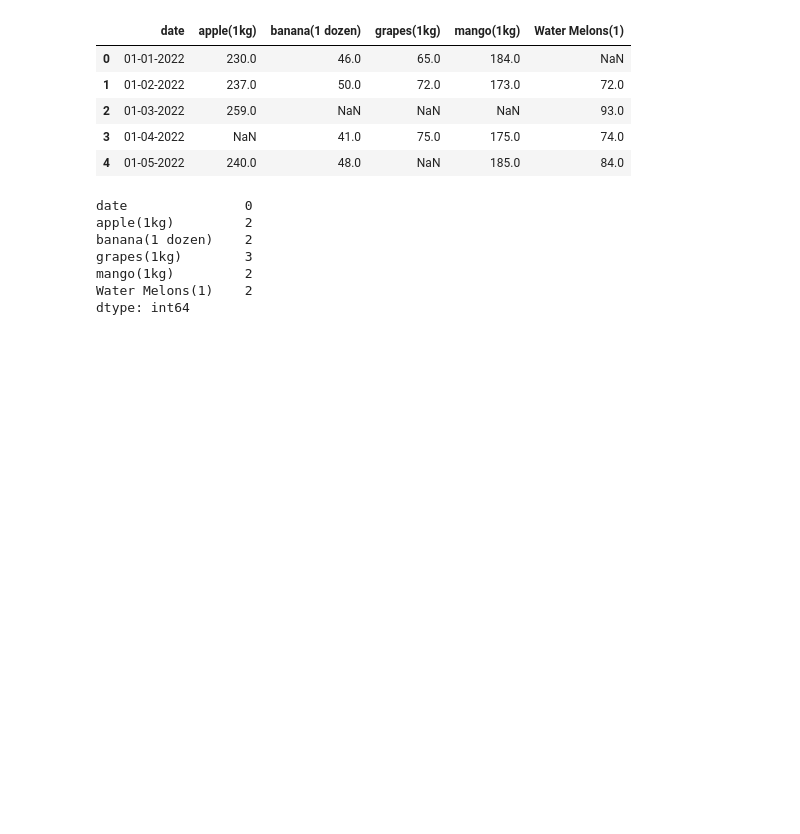
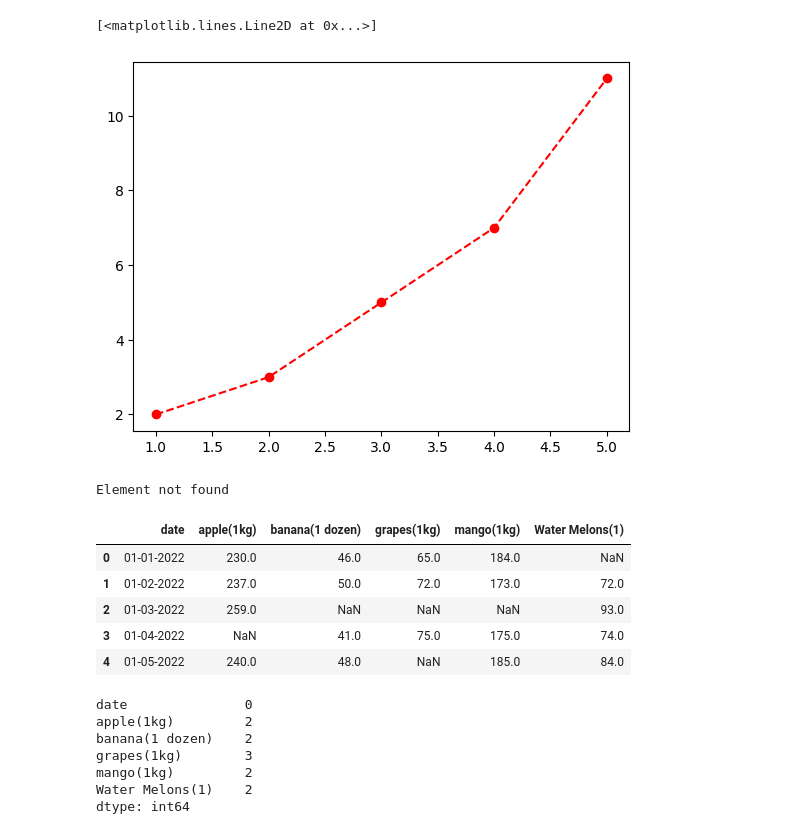
Before and after one commit to rupeshkumarp/ML, a Jupyter notebook: pandas_missing values.ipynb, the cells around one changed output. Drawn from its saved outputs; the diff is of its cells as text; code cells hidden in the pictures; blank space fills up the shorter version.

```diff
--- a/pandas_missing values.ipynb
+++ b/pandas_missing values.ipynb
@@ -1,6 +1,36 @@
 # %%
 import pandas as pd
 import matplotlib.pyplot as plt
+# %%
+df=pd.DataFrame({
+    'x':[1,2,3,4,5], 'y':[2,3,5,7,11]})
+plt.plot(df['x'], df['y'],marker='o',linestyle='--',color='r')
+# %% [output]
+[<matplotlib.lines.Line2D at 0x...>]
+[figure, added]
+# %%
+# Binary Search
+
+arr = [10, 20, 30, 40, 50, 60, 70]   # Sorted list
+key = int(input("Enter the number to search: "))
+
+low = 0
+high = len(arr) - 1
+
+while low <= high:
+    mid = (low + high) // 2
+
+    if arr[mid] == key:
+        print(f"Element found at index {mid}")
+        break
+    elif arr[mid] < key:
+        low = mid + 1
+    else:
+        high = mid - 1
+else:
+    print("Element not found")
+# %% [output]
+Element not found
 # %%
 df=pd.read_csv(r"C:\Users\Jeevan kumar\Videos\Handle_missing_data_1_Exercise\Handle_missing_data_1_Exercise\fruits_data.csv")
 df.head()
```
Also changed, not shown: 2 other files.
